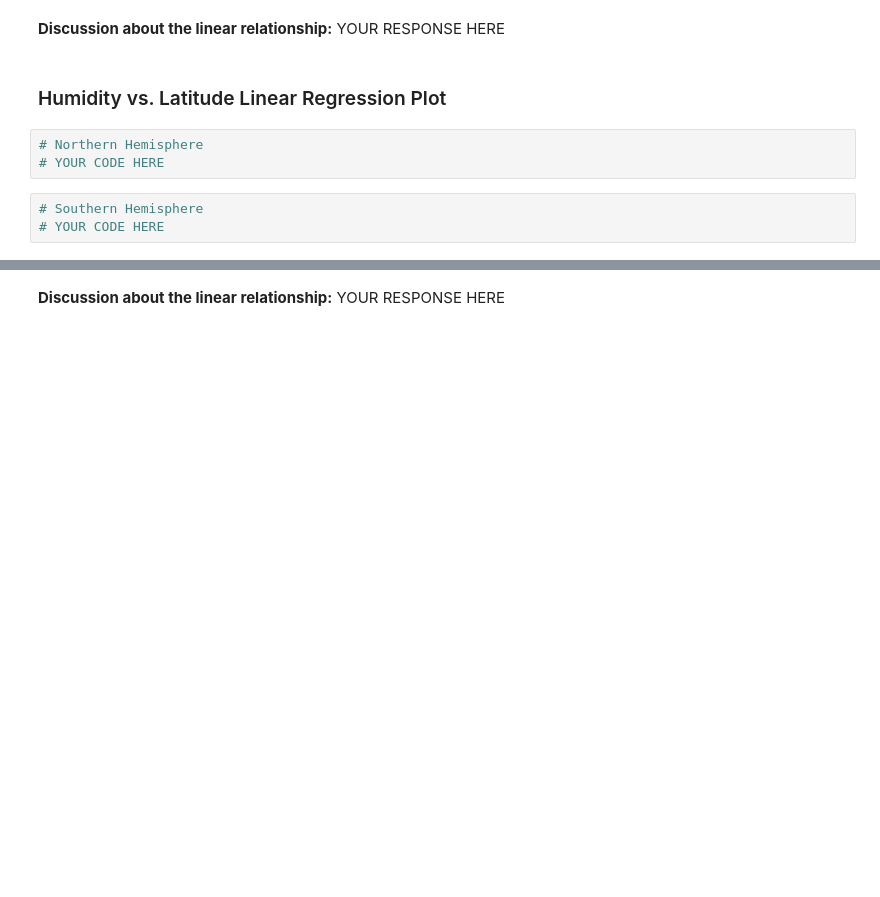
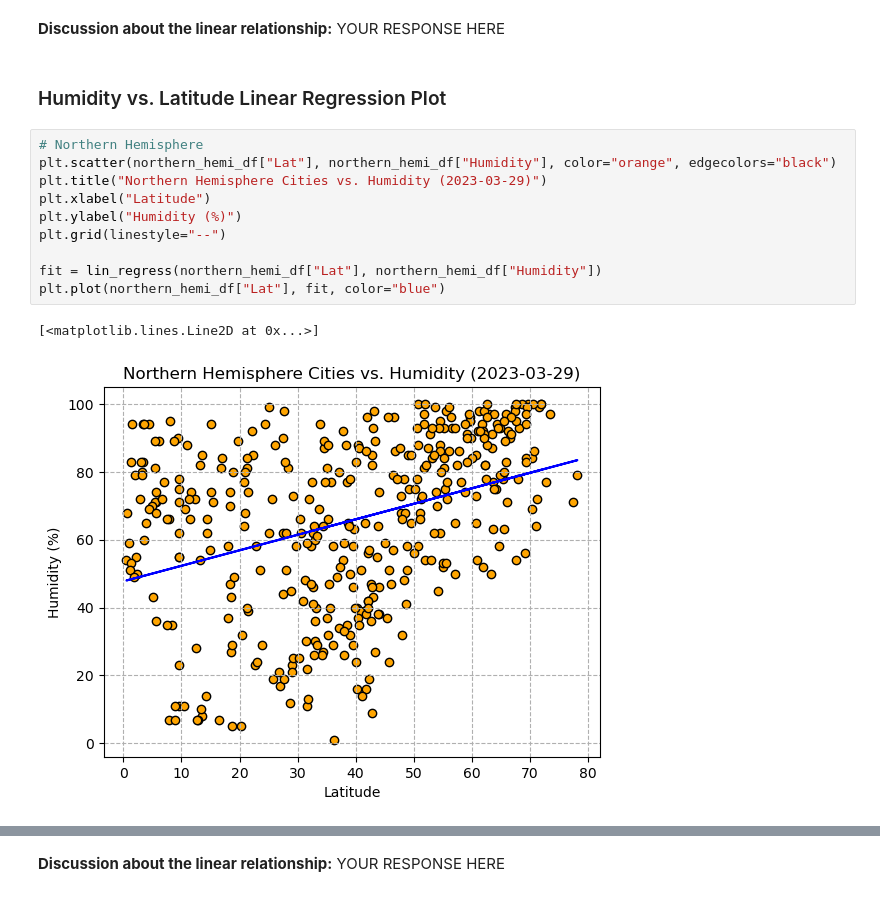
Before and after one commit to anthonybpino/python-api-challenge, a Jupyter notebook: weatherpy/weatherpy.ipynb, the cells around one changed output, grey strips where cells are left out. Cells and saved outputs as stored; diff of their text form; blank space fills up the shorter version.

```diff
--- a/weatherpy/weatherpy.ipynb
+++ b/weatherpy/weatherpy.ipynb
@@ -259,9 +298,16 @@ southern_hemi_df.head()
 **Discussion about the linear relationship:** YOUR RESPONSE HERE
 # %% [markdown]
 ### Humidity vs. Latitude Linear Regression Plot
-# %%
-# Northern Hemisphere
-# YOUR CODE HERE
-# %%
-# Southern Hemisphere
-# YOUR CODE HERE
+# %%
+# Northern Hemisphere
+plt.scatter(northern_hemi_df["Lat"], northern_hemi_df["Humidity"], color="orange", edgecolors="black")
+plt.title("Northern Hemisphere Cities vs. Humidity (2023-03-29)")
+plt.xlabel("Latitude")
+plt.ylabel("Humidity (%)")
+plt.grid(linestyle="--")
+
+fit = lin_regress(northern_hemi_df["Lat"], northern_hemi_df["Humidity"])
+plt.plot(northern_hemi_df["Lat"], fit, color="blue")
+# %% [output]
+[<matplotlib.lines.Line2D at 0x...>]
+[figure, added]
```
Also changed, not shown: parts of 16 cells of this notebook.
